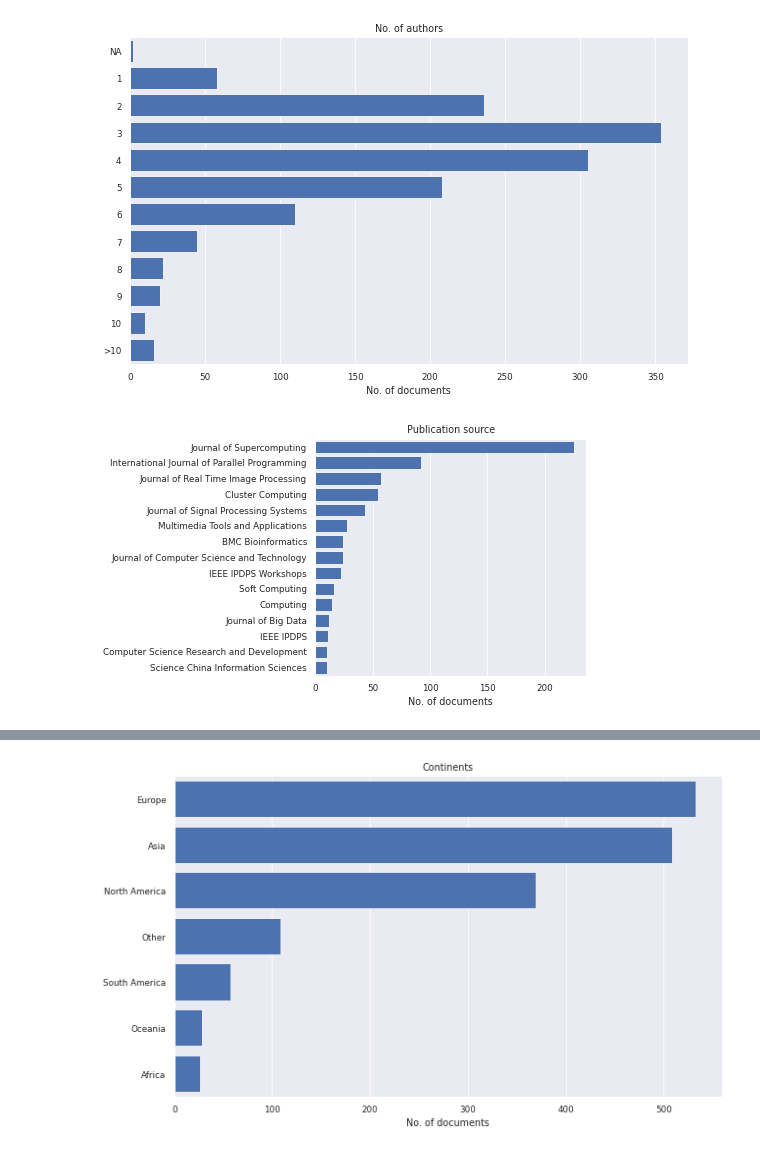
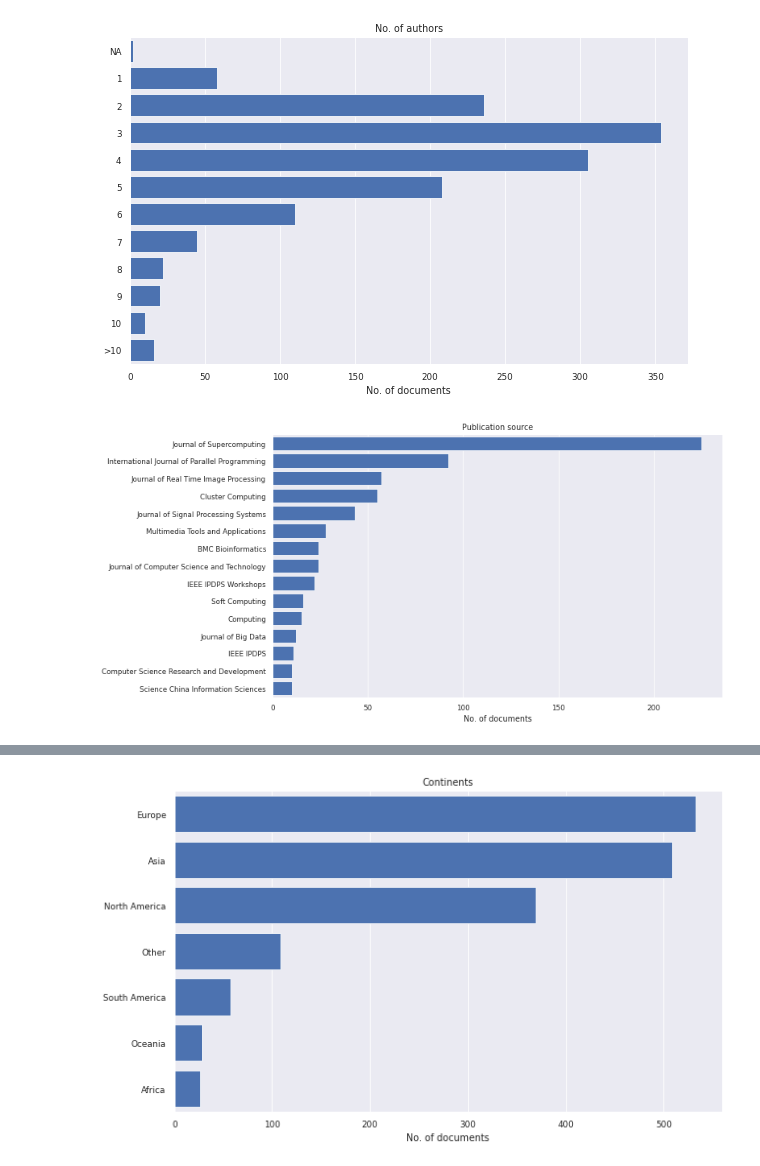
Before and after one commit to NLeSC/litstudy, a Jupyter notebook: example.ipynb, the cells around one changed output, grey strips where cells are left out. Cells and saved outputs as stored; diff of their text form; code cells hidden in the pictures.

```diff
--- a/example.ipynb
+++ b/example.ipynb
@@ -169,13 +113,12 @@ litstudy.plot_number_authors_histogram(docs);
 # %% [output]
 [figure]
 # %%
-f = 0.7
-plt.figure(figsize=(10*f, 6*f))
+# This names are long, which is why a short abbreviation is provided.
 mapping = {
     "IEEE International parallel and distributed processing symposium IPDPS": "IEEE IPDPS",
     "IEEE International parallel and distributed processing symposium workshops IPDPSW": "IEEE IPDPS Workshops",
 }
+
 litstudy.plot_source_histogram(docs, mapper=mapping, limit=15);
-savefig('venues.eps')
 # %% [output]
-[figure, old version]
+[figure, new version]
```
Also changed, not shown: parts of 23 cells of this notebook, 28 other files.
